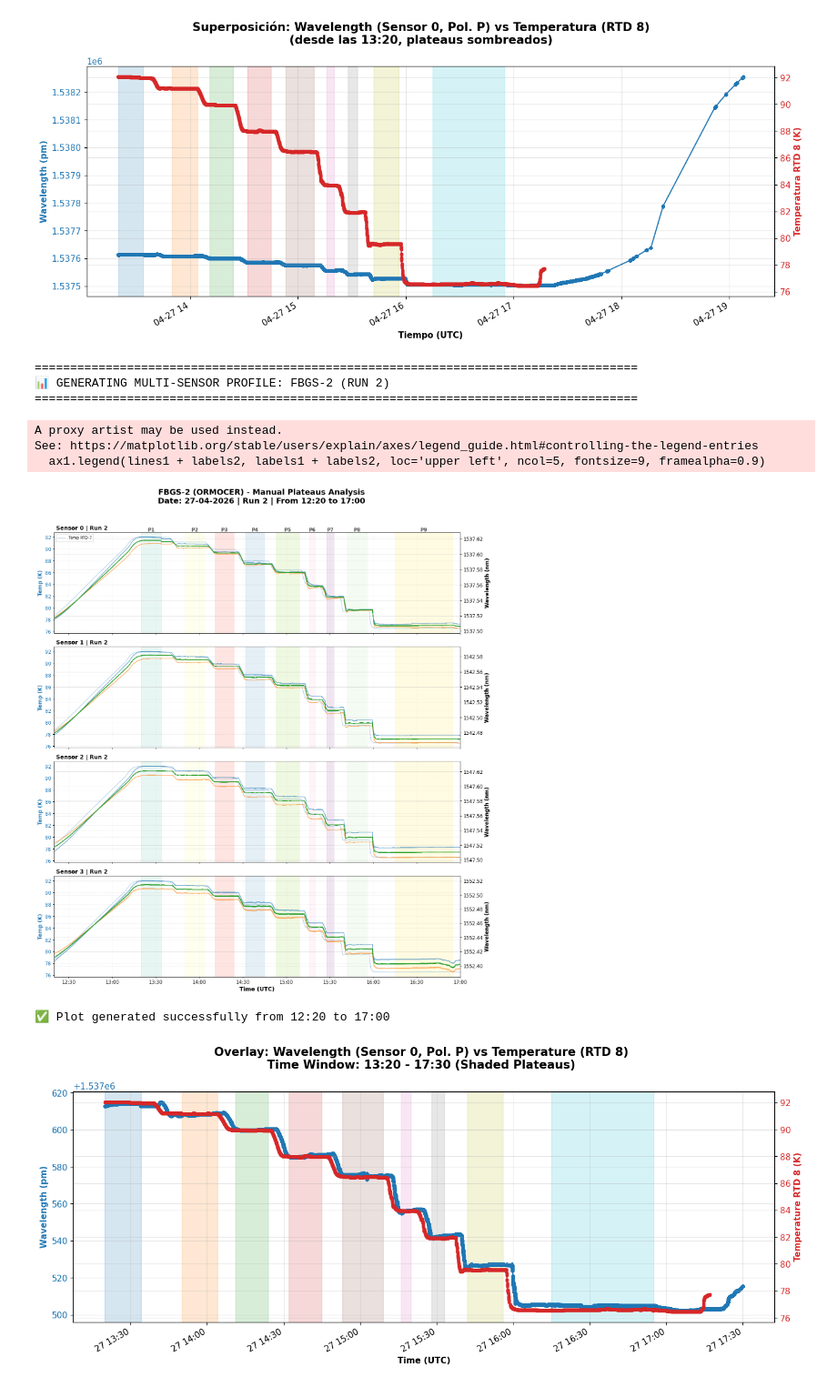
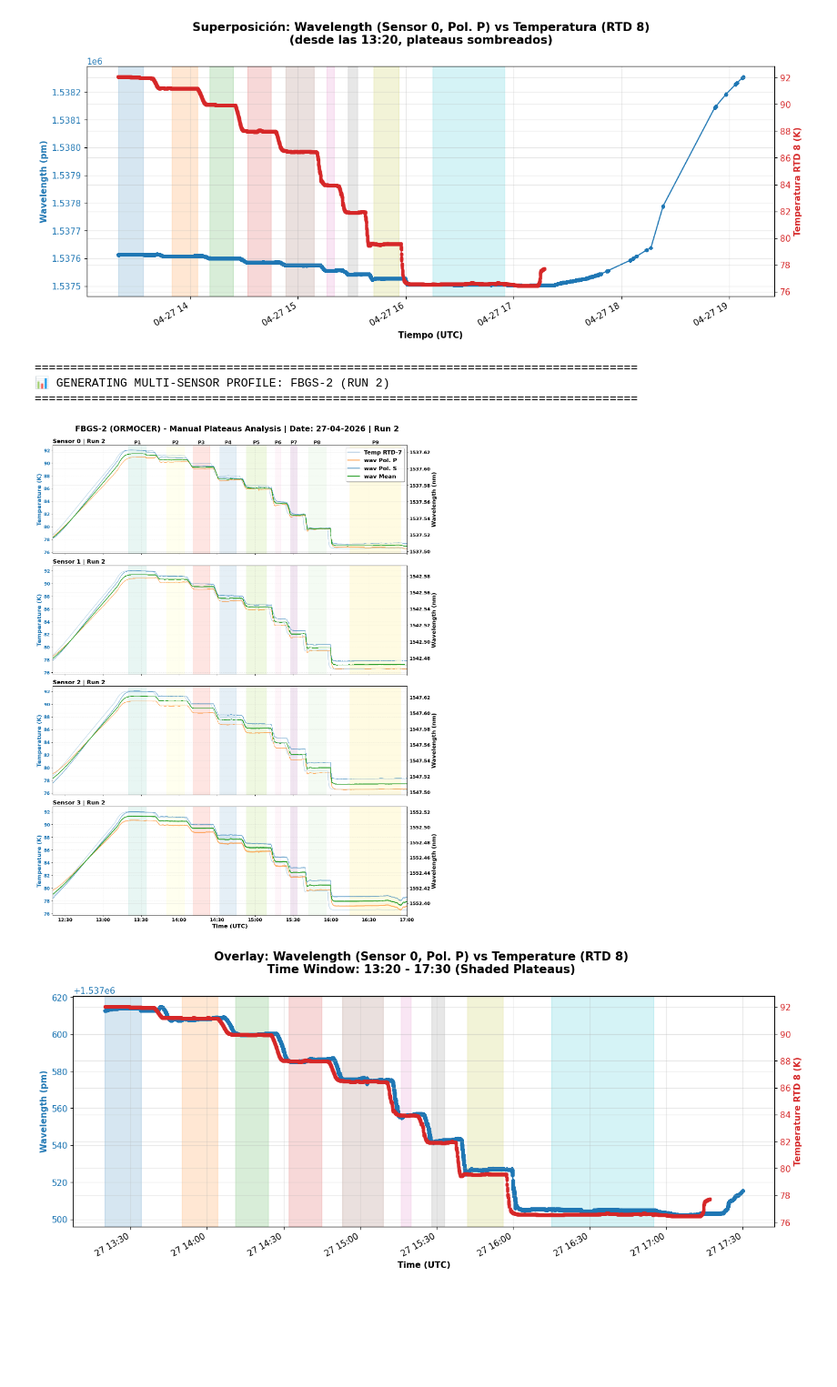
Before and after one commit to garpol/rtd-calibration-ana, a Jupyter notebook: FBG_Sensitivity_Analysis/Analysis Sens Press_FBGS2_200_27-04-2026_2.ipynb, the cells around one changed output. Shown at 91% size. Saved outputs shown, nothing was run; the diff lists cells and outputs as text; code cells hidden in the pictures; blank space fills up the shorter version.

```diff
--- a/FBG_Sensitivity_Analysis/Analysis Sens Press_FBGS2_200_27-04-2026_2.ipynb
+++ b/FBG_Sensitivity_Analysis/Analysis Sens Press_FBGS2_200_27-04-2026_2.ipynb
@@ -2472,7 +2452,7 @@ mask_wav = [(t.time() >= START_TIME) and (t.time() <= END_TIME) for t in times_w
 plateaus = detector.plateaus.get('common', [])
 
 # --- Plotting ---
-fig, axes = plt.subplots(len(SENSORS), 1, figsize=(15, 4 * len(SENSORS)), sharex=True)
+fig, axes = plt.subplots(len(SENSORS), 1, figsize=(16, 5 * len(SENSORS)), sharex=True)
 
 # Define Colors
 color_p = '#ff7f0e'  # Orange
@@ -2490,66 +2470,72 @@ for i, sensor_idx in enumerate(SENSORS):
     w_mean = (w_p + w_s) / 2.0
 
     # --- Left Axis: Temperature ---
-    ax1.set_ylabel('Temp (K)', color=color_temp, fontsize=12, fontweight='bold')
+    ax1.set_ylabel('Temperature (K)', color=color_temp, fontsize=16, fontweight='bold')
     ax1.plot(times_temp[mask_temp], temp_ref[mask_temp], color=color_temp,
              linewidth=1.5, alpha=0.3, label=f'Temp RTD-{RTD_REF_IDX}')
-    ax1.tick_params(axis='y', labelcolor=color_temp)
+    ax1.tick_params(axis='y', labelcolor=color_temp, labelsize=13)
+    for label in ax1.get_yticklabels():
+        label.set_fontweight('bold')
 
     # --- Right Axis: Wavelengths (P, S, Mean) ---
     ax2 = ax1.twinx()
-    ax2.plot(times_wav[mask_wav], w_p, color=color_p, linewidth=0.8, alpha=0.6, label='Pol. P')
-    ax2.plot(times_wav[mask_wav], w_s, color=color_s, linewidth=0.8, alpha=0.6, label='Pol. S')
-    ax2.plot(times_wav[mask_wav], w_mean, color=color_mean, linewidth=1.2, alpha=1.0, label='Mean (P+S)/2')
+    ax2.plot(times_wav[mask_wav], w_p, color=color_p, linewidth=0.8, alpha=0.6, label='wav Pol. P')
+    ax2.plot(times_wav[mask_wav], w_s, color=color_s, linewidth=0.8, alpha=0.6, label='wav Pol. S')
+    ax2.plot(times_wav[mask_wav], w_mean, color=color_mean, linewidth=1.2, alpha=1.0, label='wav Mean')
 
-    ax2.set_ylabel('Wavelength (nm)', fontsize=12, fontweight='bold')
+    ax2.set_ylabel('Wavelength (nm)', fontsize=16, fontweight='bold')
+    ax2.tick_params(axis='y', labelsize=13)
+    for label in ax2.get_yticklabels():
+        label.set_fontweight('bold')
     ax2.ticklabel_format(useOffset=False, axis='y')
 
     # --- Shaded Plateaus ---
     for j, (plat, p_color) in enumerate(zip(plateaus, plateau_cmap), 1):
         t0 = datetime.datetime.fromtimestamp(plat['t0'])
         tfin = datetime.datetime.fromtimestamp(plat['tfin'])
         # Solo dibujamos el plateau si está dentro del rango visible
         if tfin.time() >= START_TIME and t0.time() <= END_TIME:
             ax1.axvspan(t0, tfin, alpha=0.2, color=p_color, zorder=1)
             if i == 0:
                 mid_time = t0 + (tfin - t0) / 2
                 # Evitar poner texto fuera de los límites
                 if START_TIME <= mid_time.time() <= END_TIME:
-                    ax1.text(mid_time, ax1.get_ylim()[1], f'P{j}', ha='center', va='bottom', fontweight='bold', alpha=0.7)
+                    ax1.text(mid_time, ax1.get_ylim()[1], f'P{j}', fontsize=14, ha='center', va='bottom', fontweight='bold', alpha=0.9)
 
     # Subplot Titles & Grid
-    ax1.set_title(f' Sensor {sensor_idx} | Run 2', loc='left', fontsize=13, fontweight='bold')
+    ax1.set_title(f'Sensor {sensor_idx} | Run 2', loc='left', fontsize=16, fontweight='bold')
     ax1.grid(alpha=0.2, linestyle='--')
 
     # 2. AJUSTE DE LÍMITES: Inicio y Fin exactos
     ax1.set_xlim(left=datetime.datetime.combine(times_wav[0].date(), START_TIME),
                  right=datetime.datetime.combine(times_wav[0].date(), END_TIME))
 
     if i == 0:
         lines1, labels1 = ax1.get_legend_handles_labels()
         lines2, labels2 = ax2.get_legend_handles_labels()
-        ax1.legend(lines1 + labels2, labels1 + labels2, loc='upper left', ncol=5, fontsize=9, framealpha=0.9)
+        leg = ax1.legend(lines1 + lines2, labels1 + labels2, loc='upper right', fontsize=16, fancybox=True, shadow=True)
+        for line in leg.get_lines():
+            line.set_linewidth(3)
+        for text in leg.get_texts():
+            text.set_fontweight('bold')
 
 # Common X-axis formatting
-axes[-1].set_xlabel('Time (UTC)', fontsize=13, fontweight='bold')
+axes[-1].set_xlabel('Time (UTC)', fontsize=16, fontweight='bold')
+
+axes[-1].tick_params(axis='x', labelsize=13)
+
 axes[-1].xaxis.set_major_formatter(mdates.DateFormatter('%H:%M'))
-
-plt.suptitle(f'FBGS-2 (ORMOCER) - Manual Plateaus Analysis\nDate: {DATE_STR} | Run 2 | From {START_TIME.strftime("%H:%M")} to {END_TIME.strftime("%H:%M")}',
-             fontsize=18, fontweight='bold', y=1.02)
-
+for label in axes[-1].get_xticklabels():
+    label.set_fontweight('bold')
+plt.suptitle(f'FBGS-2 (ORMOCER) - Manual Plateaus Analysis | Date: {DATE_STR} | Run 2', fontsize=22, fontweight='bold', y=0.995)
 plt.tight_layout()
 plt.show()
-
-print(f"✅ Plot generated successfully from {START_TIME.strftime('%H:%M')} to {END_TIME.strftime('%H:%M')}")
+#print(f\" Plot generated successfully from {START_TIME.strftime('%H:%M')} to {END_TIME.strftime('%H:%M')}\")
 # %% [output]
 =====================================================================================
 📊 GENERATING MULTI-SENSOR PROFILE: FBGS-2 (RUN 2)
 =====================================================================================
-A proxy artist may be used instead.
-See: https://matplotlib.org/stable/users/explain/axes/legend_guide.html#controlling-the-legend-entries
-  ax1.legend(lines1 + labels2, labels1 + labels2, loc='upper left', ncol=5, fontsize=9, framealpha=0.9)
-[figure, old version]
+[figure, new version]
-✅ Plot generated successfully from 12:20 to 17:00
 # %%
 # ============================================================================
 # OVERLAY: Temperature (Last RTD) vs Wavelength (Sensor 0, Pol. P) - PEEK-3
```
Also changed, not shown: parts of 11 cells of this notebook, 10 other files.
